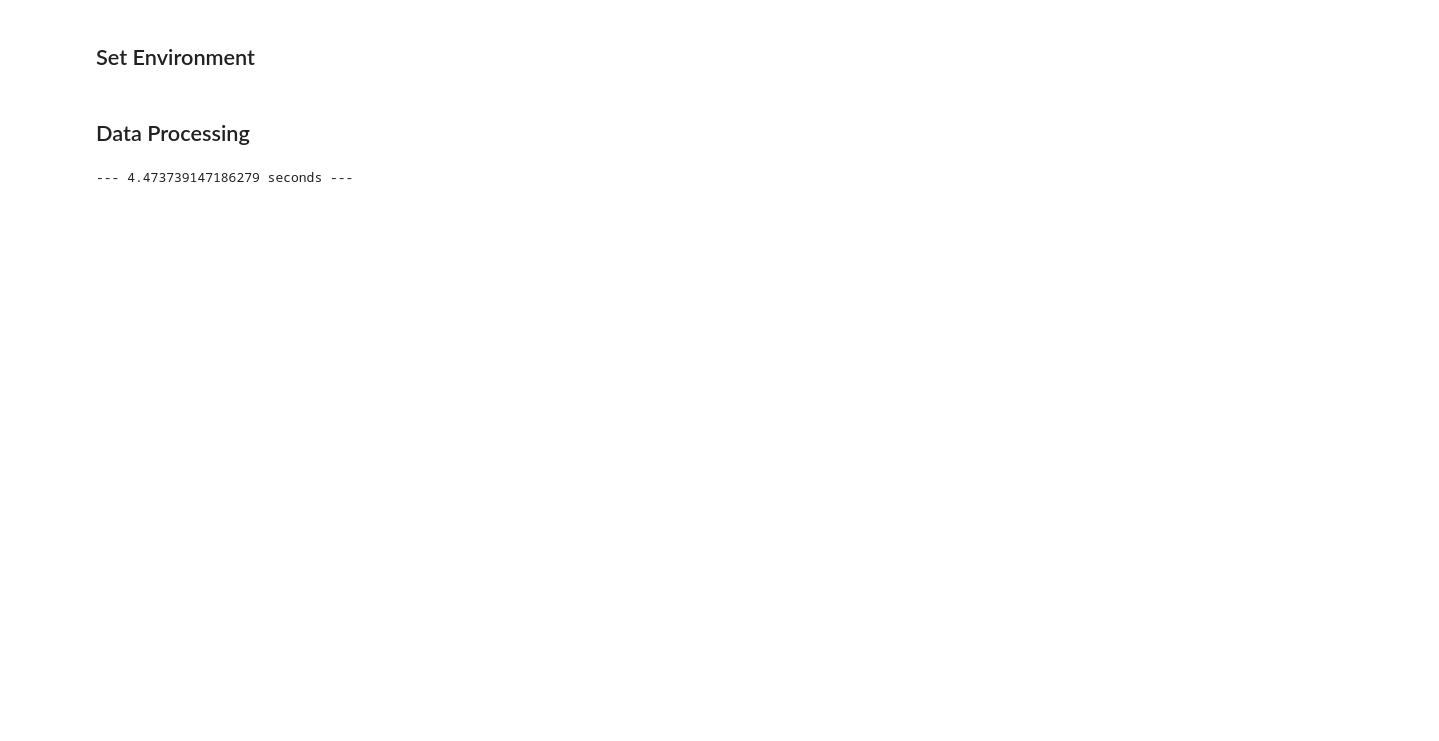
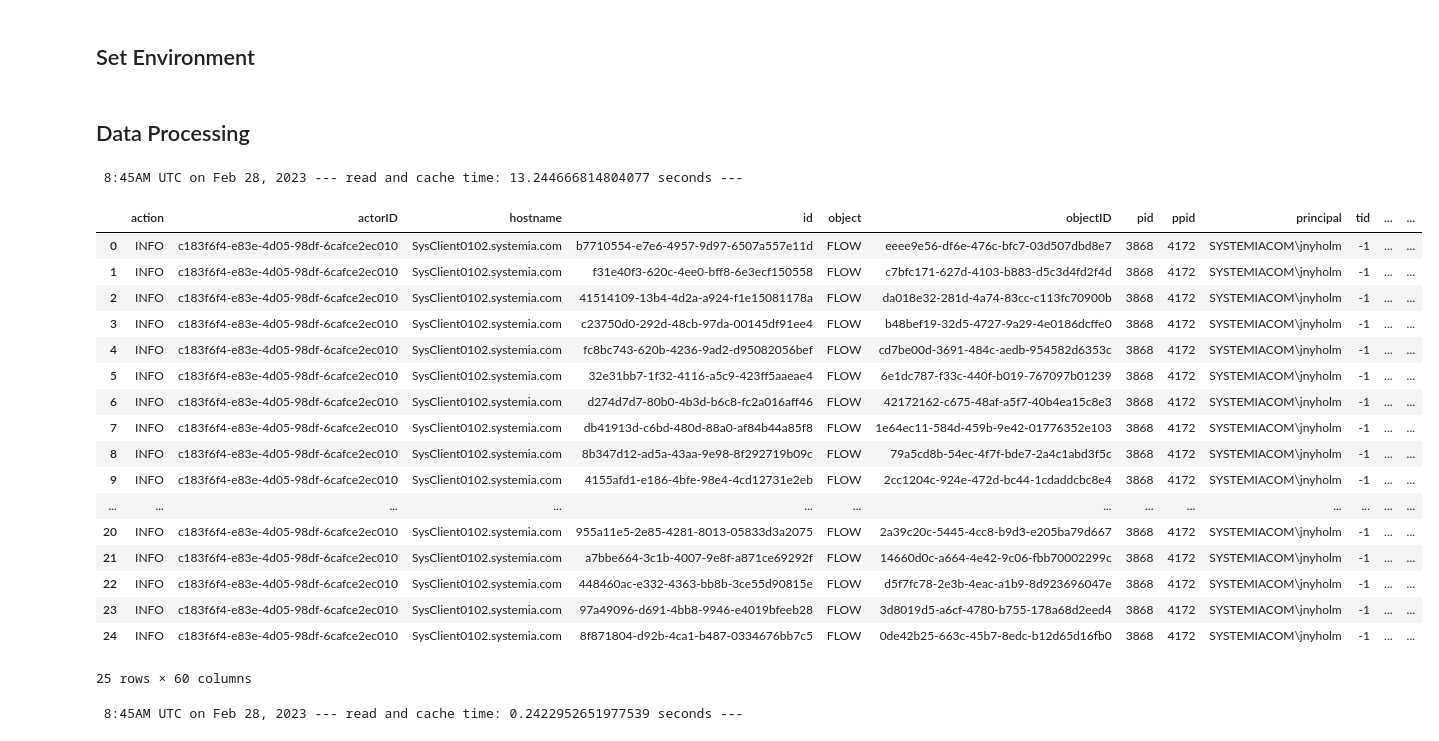
Before and after one commit to MBrend15/Public_Project_Repo, a Jupyter notebook: initial_eda.ipynb, the cells around one changed output. Saved outputs shown, nothing was run; the diff lists cells and outputs as text; code cells hidden in the pictures; blank space fills up the shorter version.

```diff
--- a/initial_eda.ipynb
+++ b/initial_eda.ipynb
@@ -14,14 +80,13 @@ To adjust logging level use sc.setLogLevel(newLevel). For SparkR, use setLogLeve
 ## Set Environment
 # %%
 # env - dev / prod
-# size - small / medium / large
+# size - small / medium / large / all
+# readCheckpoint automatically caches. use df.unpersist() to release from memory.
 env='prod'
-size='medium'
+size='small'
 # %% [markdown]
 ## Data Processing
-# %%
-df_ecarbro = readCheckpoint('ecar-bro', env, size).cache()
-# %% [output]
---- 4.473739147186279 seconds ---
 # %%
 df_ecar = readCheckpoint('ecar', env, size).cache()
+# %% [output]
+ 8:45AM UTC on Feb 28, 2023 --- read and cache time: 13.244666814804077 seconds ---
@@ -36,2 +93,25 @@ df_ecarbro.limit(2).show()
+# %%
+df_ecar.limit(25).toPandas()
+# %% [output]
+|  | action | actorID | hostname | id | object | objectID | pid | ppid | principal | tid | ... | ... |
+| 0 | INFO | c183f6f4-e83e-4d05-98df-6cafce2ec010 | SysClient0102.systemia.com | b7710554-e7e6-4957-9d97-6507a557e11d | FLOW | eeee9e56-df6e-476c-bfc7-03d507dbd8e7 | 3868 | 4172 | SYSTEMIACOM\jnyholm | -1 | ... | ... |
+| 1 | INFO | c183f6f4-e83e-4d05-98df-6cafce2ec010 | SysClient0102.systemia.com | f31e40f3-620c-4ee0-bff8-6e3ecf150558 | FLOW | c7bfc171-627d-4103-b883-d5c3d4fd2f4d | 3868 | 4172 | SYSTEMIACOM\jnyholm | -1 | ... | ... |
+| 2 | INFO | c183f6f4-e83e-4d05-98df-6cafce2ec010 | SysClient0102.systemia.com | 41514109-13b4-4d2a-a924-f1e15081178a | FLOW | da018e32-281d-4a74-83cc-c113fc70900b | 3868 | 4172 | SYSTEMIACOM\jnyholm | -1 | ... | ... |
+| 3 | INFO | c183f6f4-e83e-4d05-98df-6cafce2ec010 | SysClient0102.systemia.com | c23750d0-292d-48cb-97da-00145df91ee4 | FLOW | b48bef19-32d5-4727-9a29-4e0186dcffe0 | 3868 | 4172 | SYSTEMIACOM\jnyholm | -1 | ... | ... |
+| 4 | INFO | c183f6f4-e83e-4d05-98df-6cafce2ec010 | SysClient0102.systemia.com | fc8bc743-620b-4236-9ad2-d95082056bef | FLOW | cd7be00d-3691-484c-aedb-954582d6353c | 3868 | 4172 | SYSTEMIACOM\jnyholm | -1 | ... | ... |
+| 5 | INFO | c183f6f4-e83e-4d05-98df-6cafce2ec010 | SysClient0102.systemia.com | 32e31bb7-1f32-4116-a5c9-423ff5aaeae4 | FLOW | 6e1dc787-f33c-440f-b019-767097b01239 | 3868 | 4172 | SYSTEMIACOM\jnyholm | -1 | ... | ... |
+| 6 | INFO | c183f6f4-e83e-4d05-98df-6cafce2ec010 | SysClient0102.systemia.com | d274d7d7-80b0-4b3d-b6c8-fc2a016aff46 | FLOW | 42172162-c675-48af-a5f7-40b4ea15c8e3 | 3868 | 4172 | SYSTEMIACOM\jnyholm | -1 | ... | ... |
+| 7 | INFO | c183f6f4-e83e-4d05-98df-6cafce2ec010 | SysClient0102.systemia.com | db41913d-c6bd-480d-88a0-af84b44a85f8 | FLOW | 1e64ec11-584d-459b-9e42-01776352e103 | 3868 | 4172 | SYSTEMIACOM\jnyholm | -1 | ... | ... |
+| 8 | INFO | c183f6f4-e83e-4d05-98df-6cafce2ec010 | SysClient0102.systemia.com | 8b347d12-ad5a-43aa-9e98-8f292719b09c | FLOW | 79a5cd8b-54ec-4f7f-bde7-2a4c1abd3f5c | 3868 | 4172 | SYSTEMIACOM\jnyholm | -1 | ... | ... |
+| 9 | INFO | c183f6f4-e83e-4d05-98df-6cafce2ec010 | SysClient0102.systemia.com | 4155afd1-e186-4bfe-98e4-4cd12731e2eb | FLOW | 2cc1204c-924e-472d-bc44-1cdaddcbc8e4 | 3868 | 4172 | SYSTEMIACOM\jnyholm | -1 | ... | ... |
+| ... | ... | ... | ... | ... | ... | ... | ... | ... | ... | ... | ... | ... |
+| 20 | INFO | c183f6f4-e83e-4d05-98df-6cafce2ec010 | SysClient0102.systemia.com | 955a11e5-2e85-4281-8013-05833d3a2075 | FLOW | 2a39c20c-5445-4cc8-b9d3-e205ba79d667 | 3868 | 4172 | SYSTEMIACOM\jnyholm | -1 | ... | ... |
+| 21 | INFO | c183f6f4-e83e-4d05-98df-6cafce2ec010 | SysClient0102.systemia.com | a7bbe664-3c1b-4007-9e8f-a871ce69292f | FLOW | 14660d0c-a664-4e42-9c06-fbb70002299c | 3868 | 4172 | SYSTEMIACOM\jnyholm | -1 | ... | ... |
+| 22 | INFO | c183f6f4-e83e-4d05-98df-6cafce2ec010 | SysClient0102.systemia.com | 448460ac-e332-4363-bb8b-3ce55d90815e | FLOW | d5f7fc78-2e3b-4eac-a1b9-8d923696047e | 3868 | 4172 | SYSTEMIACOM\jnyholm | -1 | ... | ... |
+| 23 | INFO | c183f6f4-e83e-4d05-98df-6cafce2ec010 | SysClient0102.systemia.com | 97a49096-d691-4bb8-9946-e4019bfeeb28 | FLOW | 3d8019d5-a6cf-4780-b755-178a68d2eed4 | 3868 | 4172 | SYSTEMIACOM\jnyholm | -1 | ... | ... |
+| 24 | INFO | c183f6f4-e83e-4d05-98df-6cafce2ec010 | SysClient0102.systemia.com | 8f871804-d92b-4ca1-b487-0334676bb7c5 | FLOW | 0de42b25-663c-45b7-8edc-b12d65d16fb0 | 3868 | 4172 | SYSTEMIACOM\jnyholm | -1 | ... | ... |
+25 rows × 60 columns
 # %%
-df_labels = readCheckpoint('labels', env, size='large')
+df_labels = readCheckpoint('labels', env)
+# %% [output]
+ 8:45AM UTC on Feb 28, 2023 --- read and cache time: 0.2422952651977539 seconds ---
```
Also changed, not shown: parts of 21 cells of this notebook, 5 other files.
